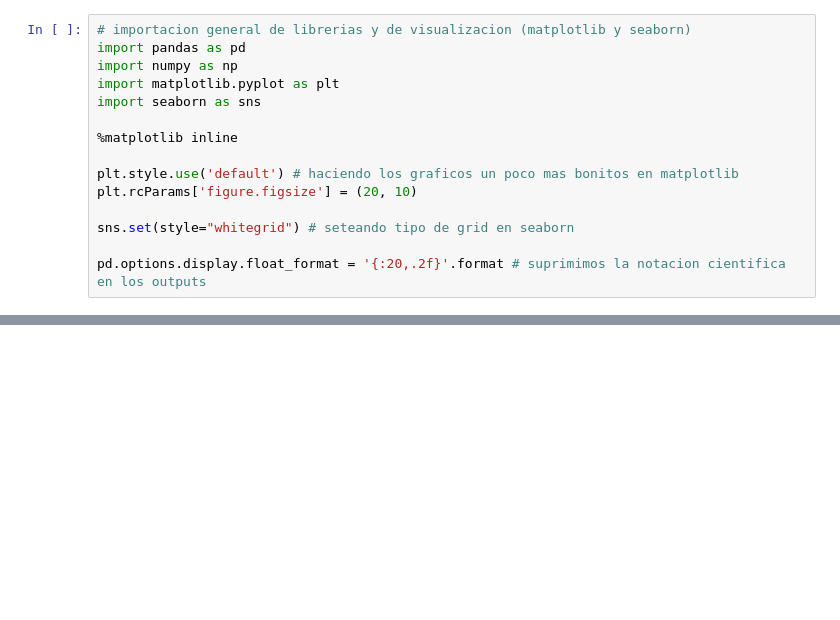
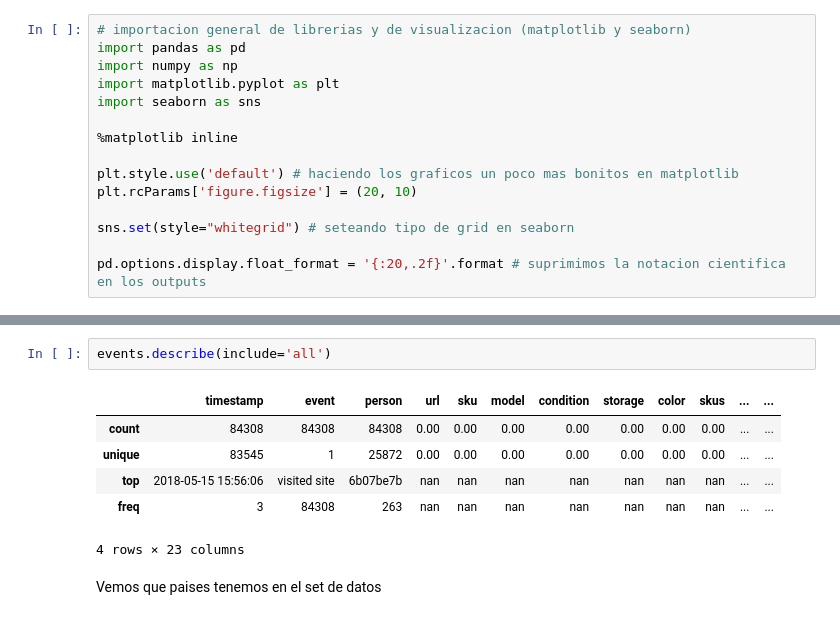
Before and after one commit to fran122157/datos-2018-2-TP1, a Jupyter notebook: TP1-trocafone.ipynb, the cells around one changed output, grey strips where cells are left out. Drawn from its saved outputs; the diff is of its cells as text; blank space fills up the shorter version.

```diff
--- a/TP1-trocafone.ipynb
+++ b/TP1-trocafone.ipynb
@@ -28,0 +77,11 @@ events.head()
+# %%
+events.describe(include='all')
+# %% [output]
+|  | timestamp | event | person | url | sku | model | condition | storage | color | skus | ... | ... |
+| count | 84308 | 84308 | 84308 | 0.00 | 0.00 | 0.00 | 0.00 | 0.00 | 0.00 | 0.00 | ... | ... |
+| unique | 83545 | 1 | 25872 | 0.00 | 0.00 | 0.00 | 0.00 | 0.00 | 0.00 | 0.00 | ... | ... |
+| top | 2018-05-15 15:56:06 | visited site | 6b07be7b | nan | nan | nan | nan | nan | nan | nan | ... | ... |
+| freq | 3 | 84308 | 263 | nan | nan | nan | nan | nan | nan | nan | ... | ... |
+4 rows × 23 columns
+# %% [markdown]
+Vemos que paises tenemos en el set de datos
```
Also changed, not shown: parts of 17 cells of this notebook.
